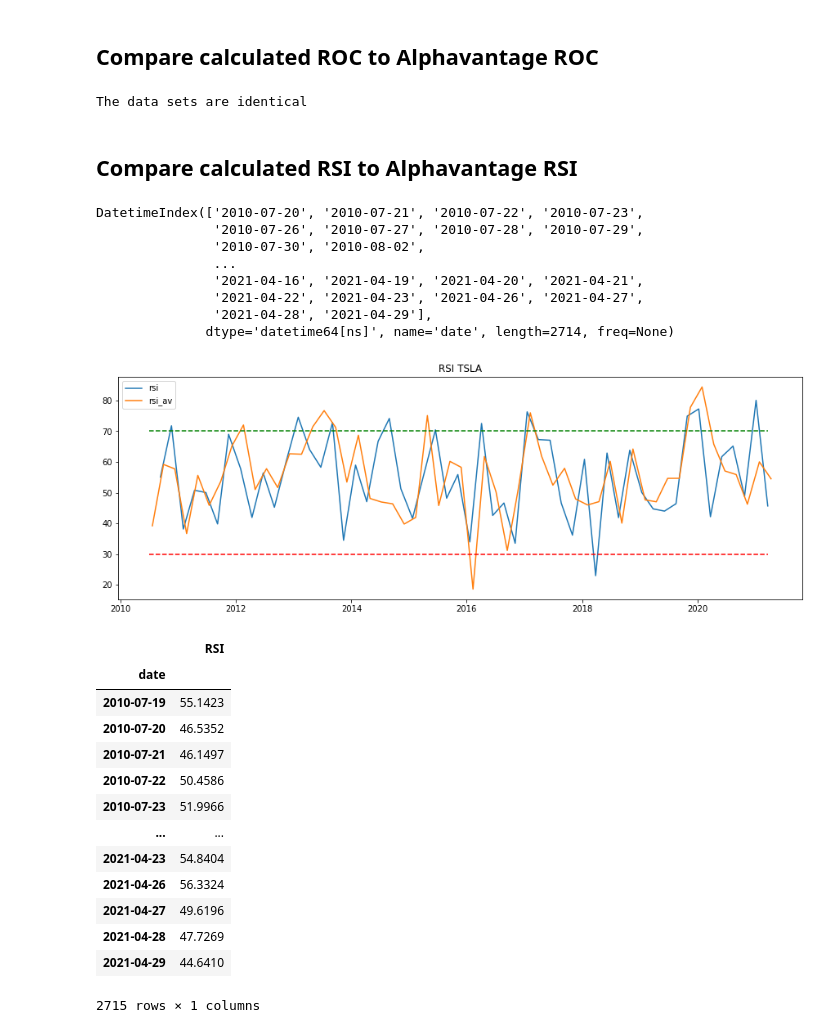
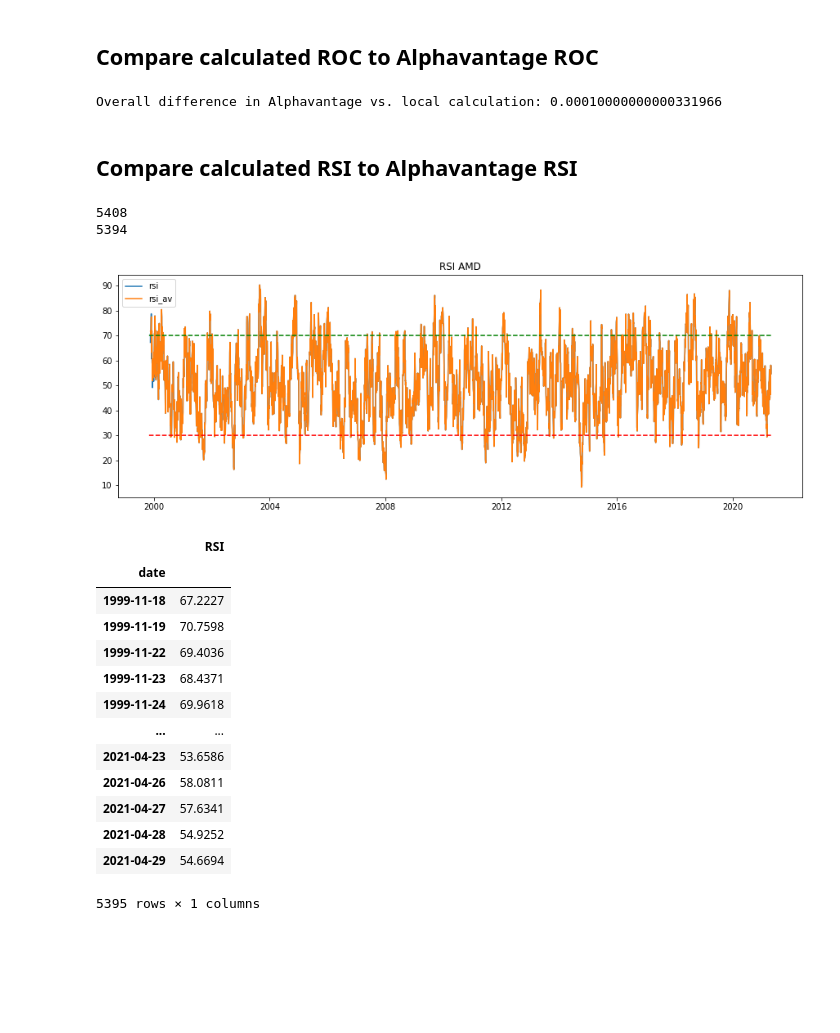
Before and after one commit to aitabot/technical_indicator_playground, a Jupyter notebook: ta.ipynb, the cells around one changed output. Drawn from its saved outputs; the diff is of its cells as text; code cells hidden in the pictures; blank space fills up the shorter version.

```diff
--- a/ta.ipynb
+++ b/ta.ipynb
@@ -13,7 +13,7 @@ from alpha_vantage import timeseries
 
 
 load_dotenv()
-stock = 'TSLA'
+stock = 'AMD'
 
 key = os.environ["ALPHA_VANTAGE_KEY"]
 # %% [markdown]
@@ -172,35 +182,29 @@ roc_av, _ = ti.get_roc(symbol=stock, interval="daily", time_period=12,series_typ
 roc = prepare_indicator(local_indicator=roc, name=f"{roc_av.columns[0]}", decimals=4)
 calc_difference(local_indicator=roc, av_indicator=roc_av)
 # %% [output]
-The data sets are identical
+Overall difference in Alphavantage vs. local calculation: 0.00010000000000331966
 # %% [markdown]
 ## Compare calculated RSI to Alphavantage RSI
 # %%
 rsi_av, _ = ti.get_rsi(symbol=stock, interval="daily", time_period=14,series_type="close")
-# %%
-rsi_av.index
-# %% [output]
-DatetimeIndex(['2010-07-20', '2010-07-21', '2010-07-22', '2010-07-23',
-               '2010-07-26', '2010-07-27', '2010-07-28', '2010-07-29',
-               '2010-07-30', '2010-08-02',
-               ...
-               '2021-04-16', '2021-04-19', '2021-04-20', '2021-04-21',
-               '2021-04-22', '2021-04-23', '2021-04-26', '2021-04-27',
-               '2021-04-28', '2021-04-29'],
-              dtype='datetime64[ns]', name='date', length=2714, freq=None)
+# %%
+print(len(rsi.index))
+print(len(rsi_av.index))
+# %% [output]
+5408
+5394
 # %%
 # Plot every 50th item
 plt.figure(figsize=(15,5))
-plt.plot(rsi.keys()[::50], rsi[::50], label='rsi')
-plt.plot(rsi_av.index[::50], rsi_av[::50], label='rsi_av')
-plt.plot(rsi.keys()[::50], np.full((rsi.size),70)[::50], "g--")
-plt.plot(rsi.keys()[::50], np.full((rsi.size),30)[::50], "r--")
-# plt.plot(df.index[::50], df['5. adjusted close'][::50], label="stock")
+plt.plot(rsi.index, rsi, label='rsi')
+plt.plot(rsi_av.index, rsi_av, label='rsi_av')
+plt.plot(rsi.index, np.full((rsi.size),70), "g--")
+plt.plot(rsi.index, np.full((rsi.size),30), "r--")
 plt.legend()
 plt.title(f"RSI {stock}")
 plt.show()
 # %% [output]
-[figure, old version]
+[figure, new version]
 # %%
 rsi = prepare_indicator(local_indicator=rsi, name=f"{rsi_av.columns[0]}", decimals=4)
 rsi
@@ -208,15 +212,15 @@ rsi
 # %% [output]
 |  | RSI |
 | date |  |
-| 2010-07-19 | 55.1423 |
-| 2010-07-20 | 46.5352 |
-| 2010-07-21 | 46.1497 |
-| 2010-07-22 | 50.4586 |
-| 2010-07-23 | 51.9966 |
+| 1999-11-18 | 67.2227 |
+| 1999-11-19 | 70.7598 |
+| 1999-11-22 | 69.4036 |
+| 1999-11-23 | 68.4371 |
+| 1999-11-24 | 69.9618 |
 | ... | ... |
-| 2021-04-23 | 54.8404 |
-| 2021-04-26 | 56.3324 |
-| 2021-04-27 | 49.6196 |
-| 2021-04-28 | 47.7269 |
-| 2021-04-29 | 44.6410 |
+| 2021-04-23 | 53.6586 |
+| 2021-04-26 | 58.0811 |
+| 2021-04-27 | 57.6341 |
+| 2021-04-28 | 54.9252 |
+| 2021-04-29 | 54.6694 |
-2715 rows × 1 columns
+5395 rows × 1 columns
```
Also changed, not shown: parts of 8 cells of this notebook.
